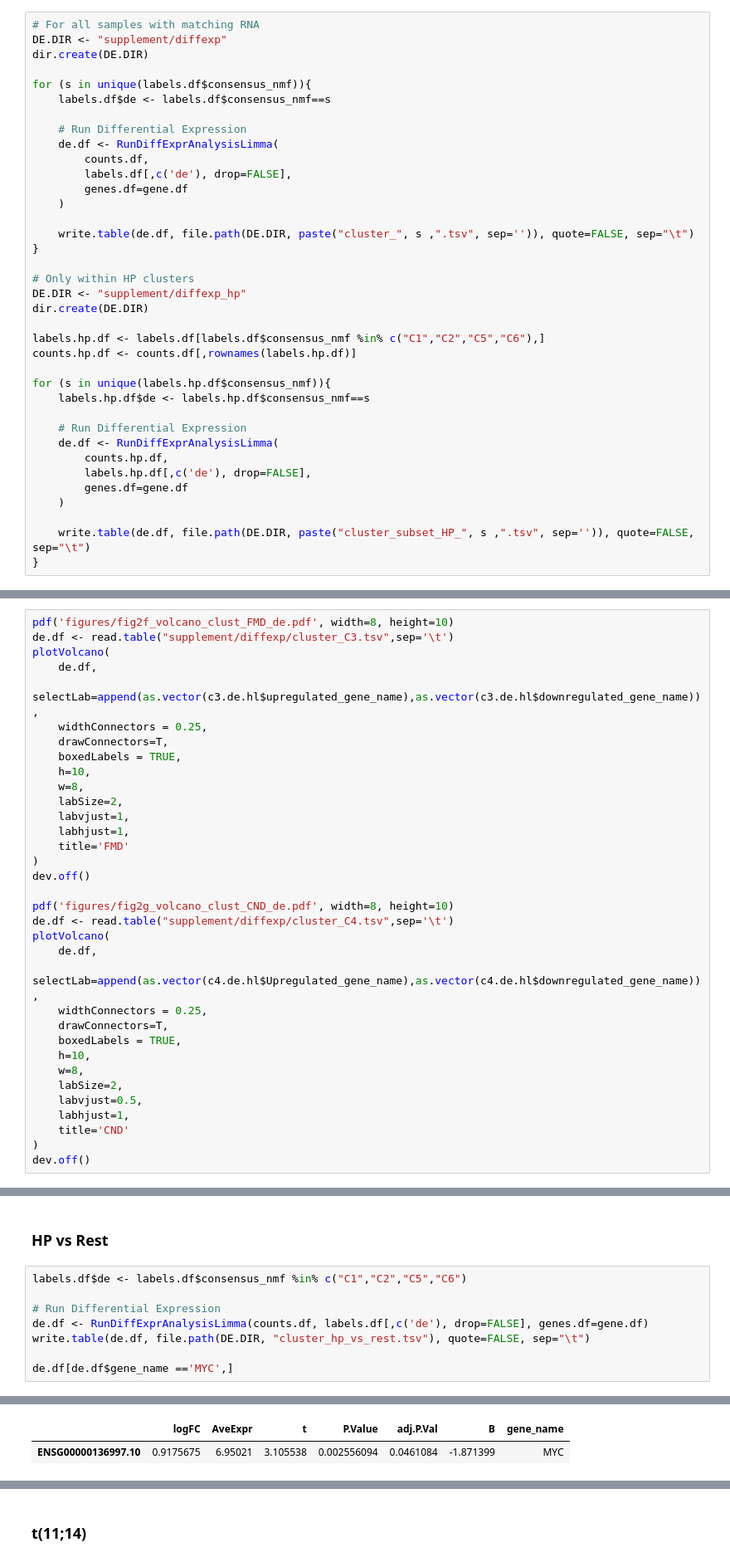
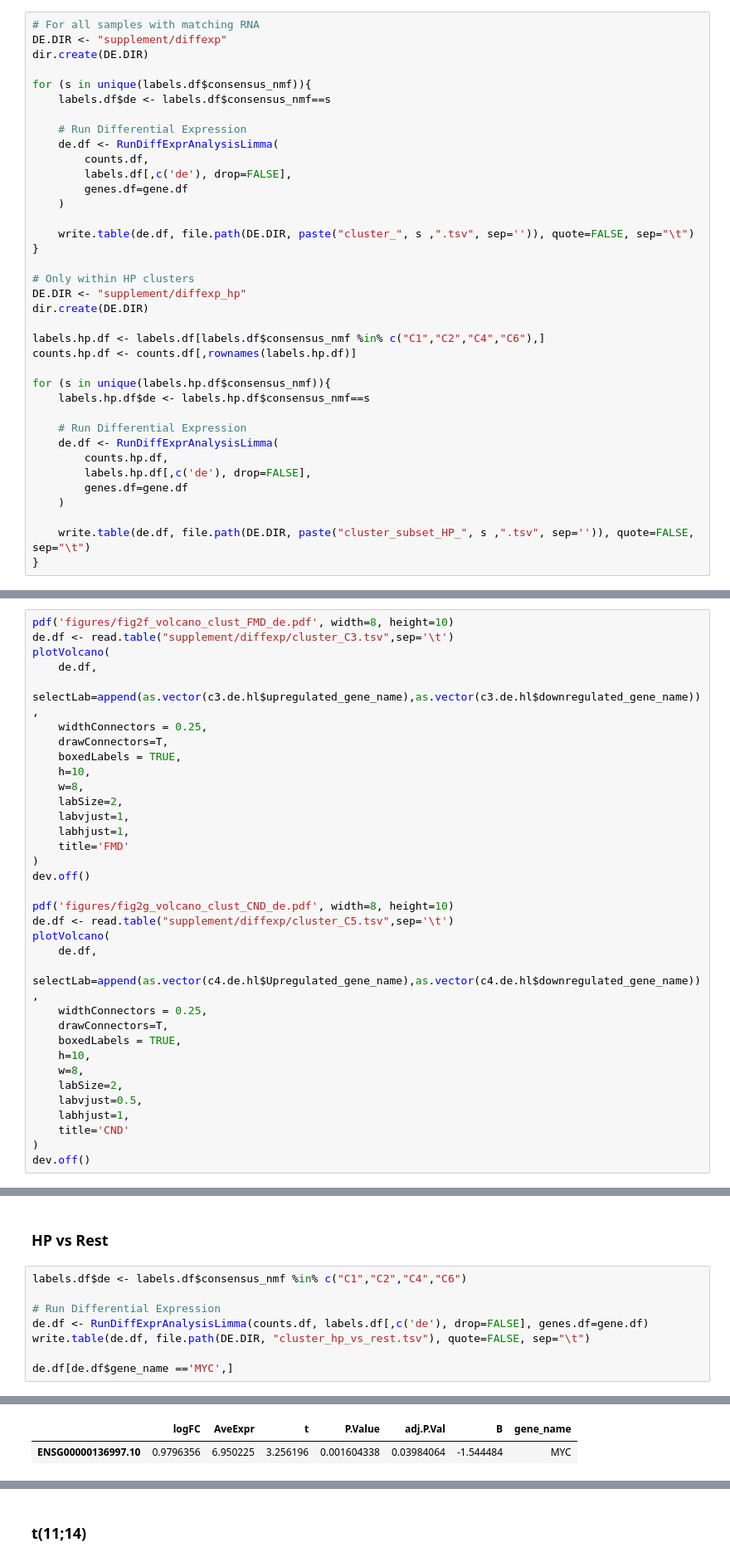
Before and after one commit to getzlab/SMM_clustering_2020, a Jupyter notebook: Fig2/2_diffexp_pathways_rna.ipynb, the cells around one changed output, grey strips where cells are left out. Shown: that part at 83% size. Saved outputs shown, nothing was run; the diff lists cells and outputs as text.

```diff
--- a/Fig2/2_diffexp_pathways_rna.ipynb
+++ b/Fig2/2_diffexp_pathways_rna.ipynb
@@ -164,7 +164,7 @@ for (s in unique(labels.df$consensus_nmf)){
 DE.DIR <- "supplement/diffexp_hp"
 dir.create(DE.DIR)
 
-labels.hp.df <- labels.df[labels.df$consensus_nmf %in% c("C1","C2","C5","C6"),]
+labels.hp.df <- labels.df[labels.df$consensus_nmf %in% c("C1","C2","C4","C6"),]
 counts.hp.df <- counts.df[,rownames(labels.hp.df)]
 
 for (s in unique(labels.hp.df$consensus_nmf)){
@@ -212,7 +226,7 @@ plotVolcano(
 dev.off()
 
 pdf('figures/fig2g_volcano_clust_CND_de.pdf', width=8, height=10)
-de.df <- read.table("supplement/diffexp/cluster_C4.tsv",sep='\t')
+de.df <- read.table("supplement/diffexp/cluster_C5.tsv",sep='\t')
 plotVolcano(
     de.df,
     selectLab=append(as.vector(c4.de.hl$Upregulated_gene_name),as.vector(c4.de.hl$downregulated_gene_name)),
@@ -290,7 +307,7 @@ dir.create(DE.DIR)
 # %% [markdown]
 ### HP vs Rest
 # %%
-labels.df$de <- labels.df$consensus_nmf %in% c("C1","C2","C5","C6")
+labels.df$de <- labels.df$consensus_nmf %in% c("C1","C2","C4","C6")
 
 # Run Differential Expression
 de.df <- RunDiffExprAnalysisLimma(counts.df, labels.df[,c('de'), drop=FALSE], genes.df=gene.df)
@@ -303,3 +320,3 @@ Differentially expressed genes at 0.05 FDR: 872
 |  | logFC | AveExpr | t | P.Value | adj.P.Val | B | gene_name |
-| ENSG00000136997.10 | 0.9175675 | 6.95021 | 3.105538 | 0.002556094 | 0.0461084 | -1.871399 | MYC |
+| ENSG00000136997.10 | 0.9796356 | 6.950225 | 3.256196 | 0.001604338 | 0.03984064 | -1.544484 | MYC |
 # %% [markdown]
```
Also changed, not shown: parts of 16 cells of this notebook, 32 other files.
